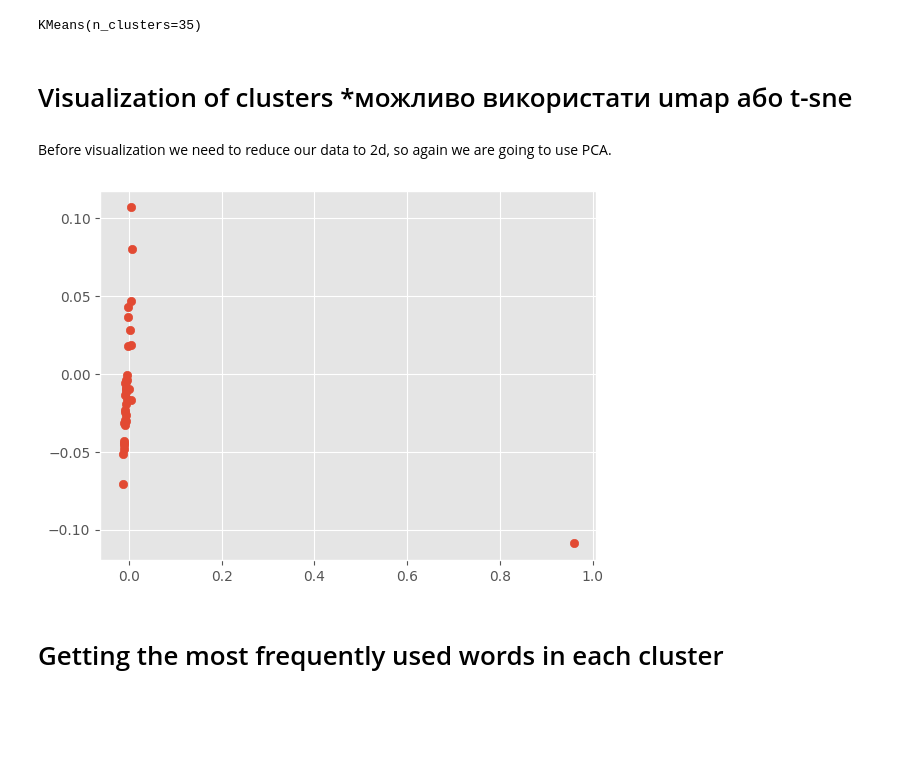
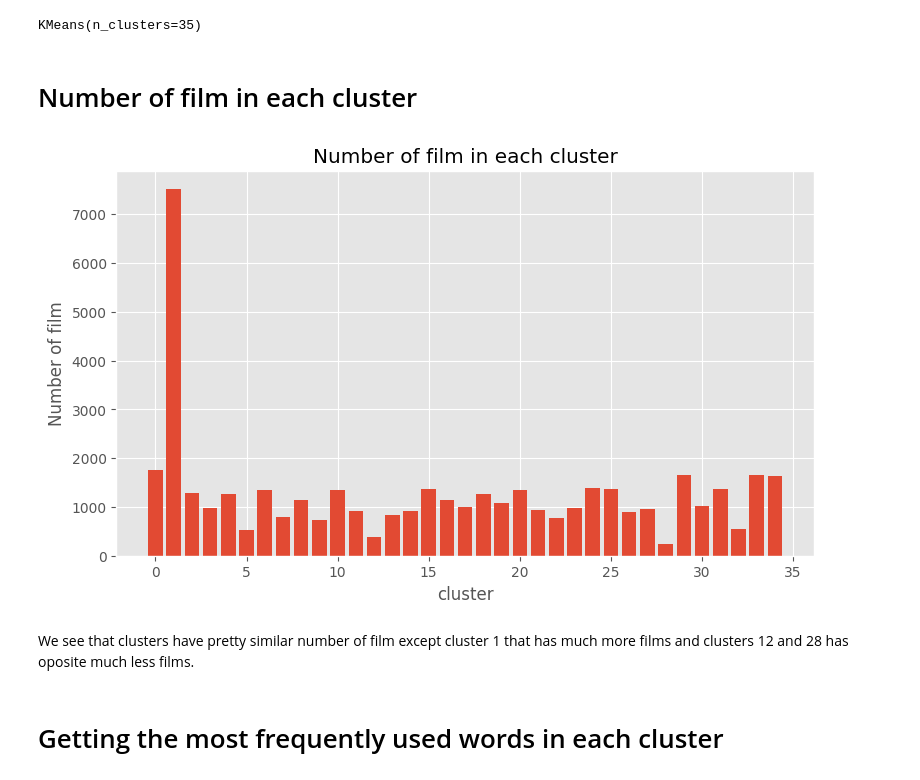
Before and after one commit to TheDim0nu4/Recommendation-system-for-movies-using-clustering-and-NLP-approaches, a Jupyter notebook: notebooks/modeling.ipynb, the cells around one changed output. Drawn from its saved outputs; the diff is of its cells as text; code cells hidden in the pictures; blank space fills up the shorter version.

```diff
--- a/notebooks/modeling.ipynb
+++ b/notebooks/modeling.ipynb
@@ -108,7 +109,3 @@ df['cluster'] = model.labels_
 # get centers of clusters
 
 centers = model.cluster_centers_
-# %% [markdown]
-# Visualization of clusters  *можливо використати umap або t-sne
-# %% [markdown]
-Before visualization we need to reduce our data to 2d, so again we are going to use PCA.
@@ -122,11 +112,19 @@ centers_pca = pca.transform( centers )
-# %%
-
-
-
-plt.scatter( centers_pca[ :, 0 ], centers_pca[ :, 1 ] )
-plt.show()
-# %% [output]
-[figure, removed]
+# %% [markdown]
+# Number of film in each cluster
+# %%
+d = df['cluster'].value_counts()
+d = d.sort_index()
+
+plt.figure( figsize=(9, 5) )
+plt.bar( d.index, d.values )
+plt.title('Number of film in each cluster')
+plt.xlabel('cluster')
+plt.ylabel('Number of film')
+plt.show()
+# %% [output]
+[figure, added]
+# %% [markdown]
+We see that clusters have pretty similar number of film except cluster 1 that has much more films and clusters 12 and 28 has oposite much less films.
 # %% [markdown]
 # Getting the most frequently used words in each cluster
 # %% [markdown]
```
Also changed, not shown: parts of 20 cells of this notebook, 4 other files.
